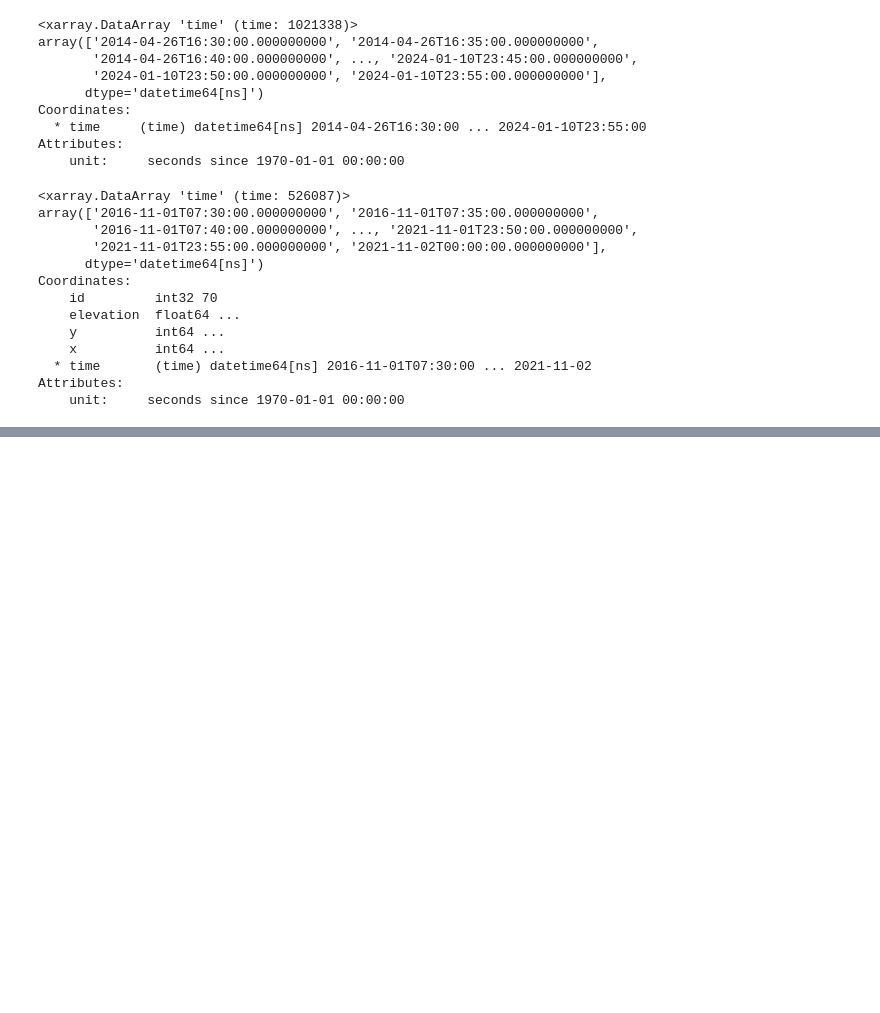
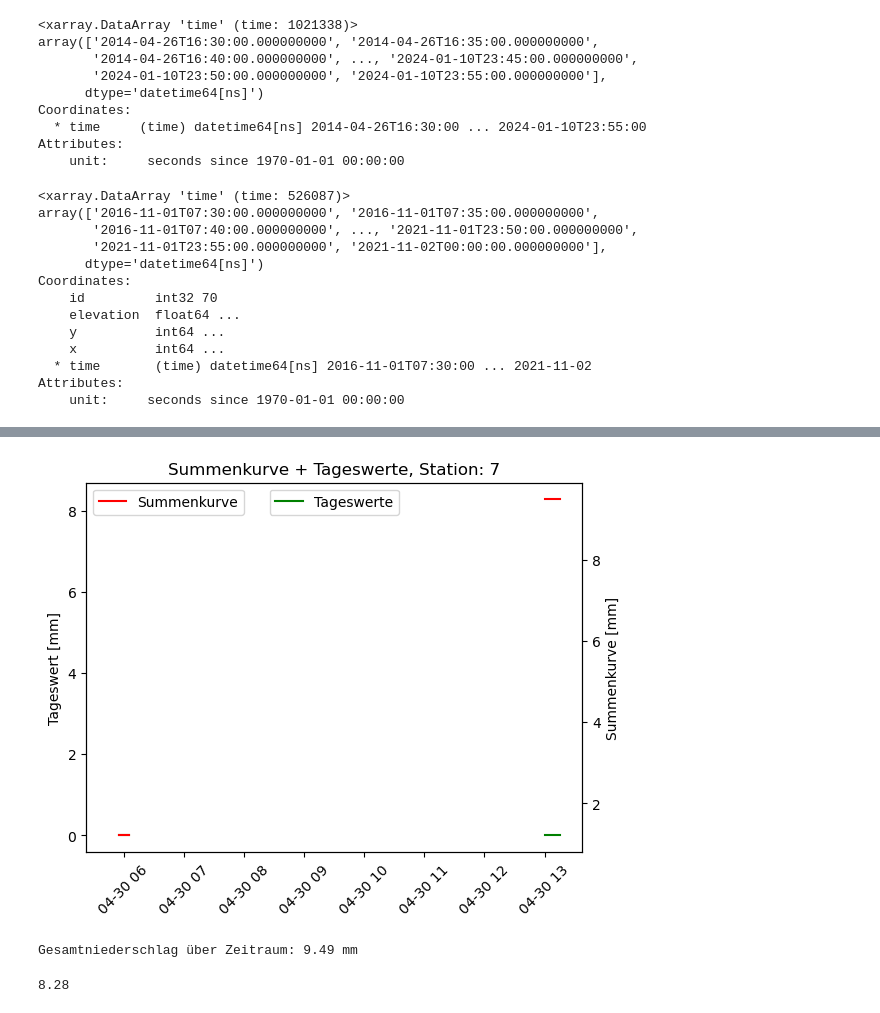
Before and after one commit to Nicholas202024/Hiwi_Code, a Jupyter notebook: Korrektur_Emscher_mit_Referenz.ipynb, the cells around one changed output, grey strips where cells are left out. Drawn from its saved outputs; the diff is of its cells as text; code cells hidden in the pictures; blank space fills up the shorter version.

```diff
--- a/Korrektur_Emscher_mit_Referenz.ipynb
+++ b/Korrektur_Emscher_mit_Referenz.ipynb
@@ -342,0 +394,9 @@ plt.plot(data_corrected)
+# %%
+fct.sum_curve(df_emscher, 7, starts[0] - 12*td, peaks[0] + 12*td)
+# %% [output]
+[figure, added]
+Gesamtniederschlag über Zeitraum: 9.49 mm
+# %%
+df_emscher[7].loc[peaks[0]]
+# %% [output]
+8.28
```
Also changed, not shown: parts of 22 cells of this notebook.
